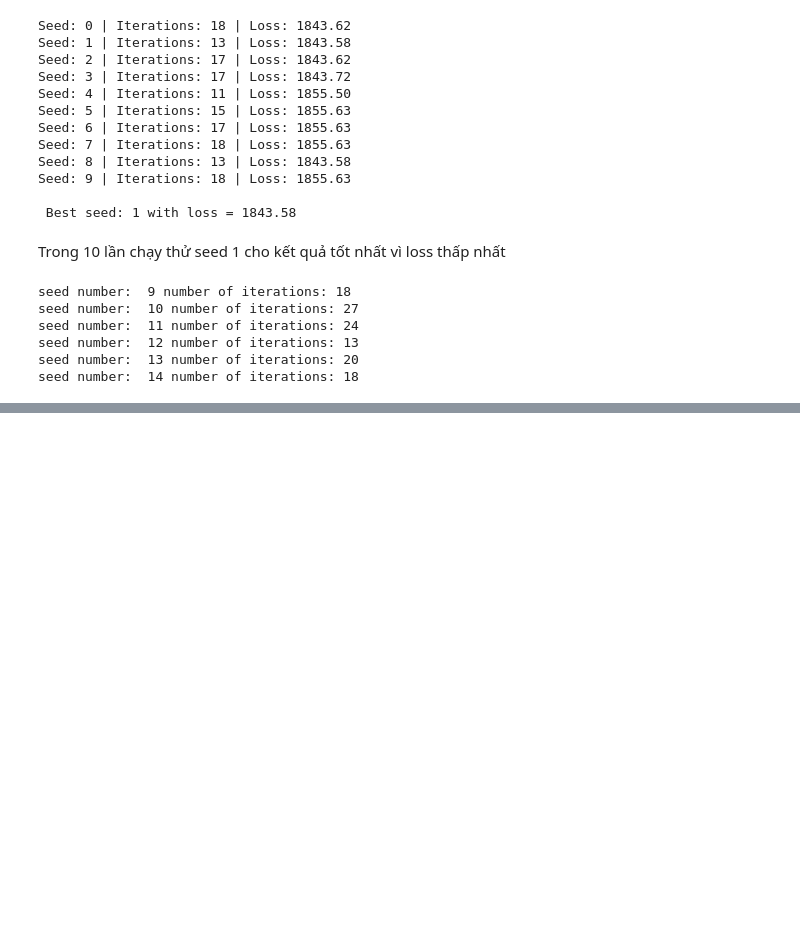
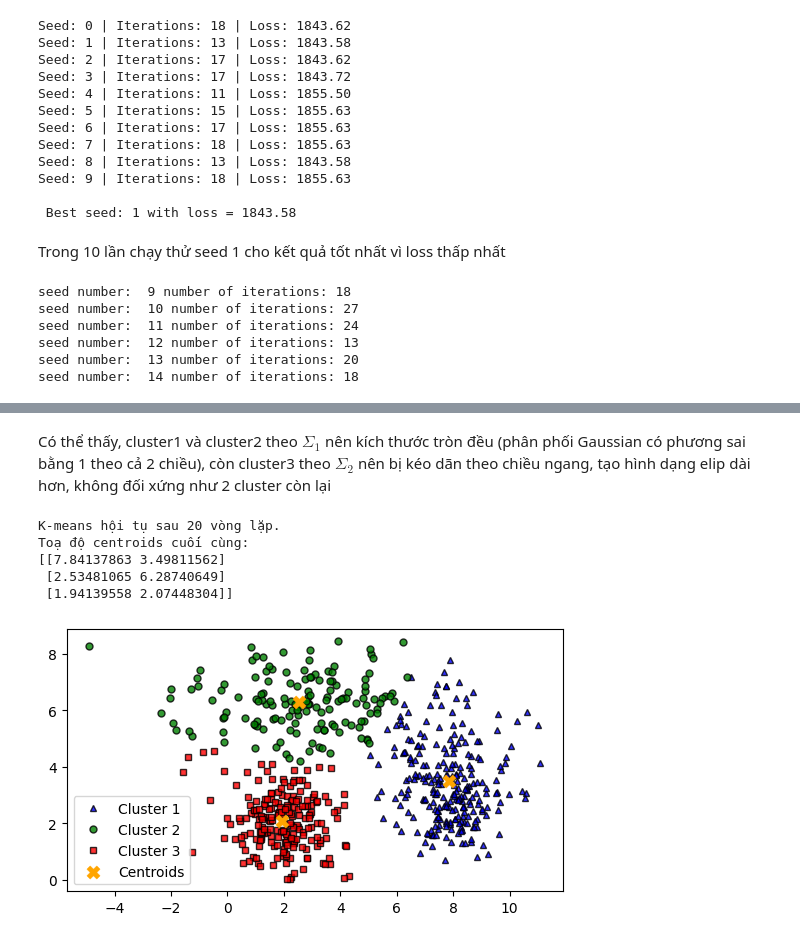
Before and after one commit to NgocHan1211/Lab-hoc-may-thong-ke, a Jupyter notebook: lab4/K-means.ipynb, the cells around one changed output, grey strips where cells are left out. Saved outputs shown, nothing was run; the diff lists cells and outputs as text; code cells hidden in the pictures; blank space fills up the shorter version.

```diff
--- a/lab4/K-means.ipynb
+++ b/lab4/K-means.ipynb
@@ -451,0 +519,20 @@ seed number:  14 number of iterations: 18
+# %%
+import numpy as np
+import matplotlib.pyplot as plt
+
+np.random.seed(42)
+u1 = [2, 2]
+u2 = [8, 3]
+u3 = [3, 6]
+
+cov1 = [[1, 0], [0, 1]]
+cov2 = [[1, 0], [0, 1]]
+cov3 = [[10, 0], [0, 1]]
+N = 200
+
+cluster1 = np.random.multivariate_normal(u1, cov1, N)
+cluster2 = np.random.multivariate_normal(u2, cov2, N)
+cluster3 = np.random.multivariate_normal(u3, cov3, N)
+
+clusters = np.concatenate([cluster1, cluster2, cluster3], axis=0)
+original_labels = np.repeat([0, 1, 2], N)
@@ -451,0 +544,18 @@ seed number:  14 number of iterations: 18
+# %% [markdown]
+Có thể thấy, cluster1 và cluster2 theo $\Sigma_1$ nên kích thước tròn đều (phân phối Gaussian có phương sai bằng 1 theo cả 2 chiều), còn cluster3 theo $\Sigma_2$ nên bị kéo dãn theo chiều ngang, tạo hình dạng elip dài hơn, không đối xứng như 2 cluster còn lại
+# %%
+k = 3
+centroids, labels, it = kmeans(clusters, k)
+
+print(f"K-means hội tụ sau {it} vòng lặp.")
+print("Toạ độ centroids cuối cùng:")
+print(centroids)
+
+kmeans_display(clusters, labels, centroids)
+# %% [output]
+K-means hội tụ sau 20 vòng lặp.
+Toạ độ centroids cuối cùng:
+[[7.84137863 3.49811562]
+ [2.53481065 6.28740649]
+ [1.94139558 2.07448304]]
+[figure, added]
```
Also changed, not shown: parts of 29 cells of this notebook, 1 other file.
